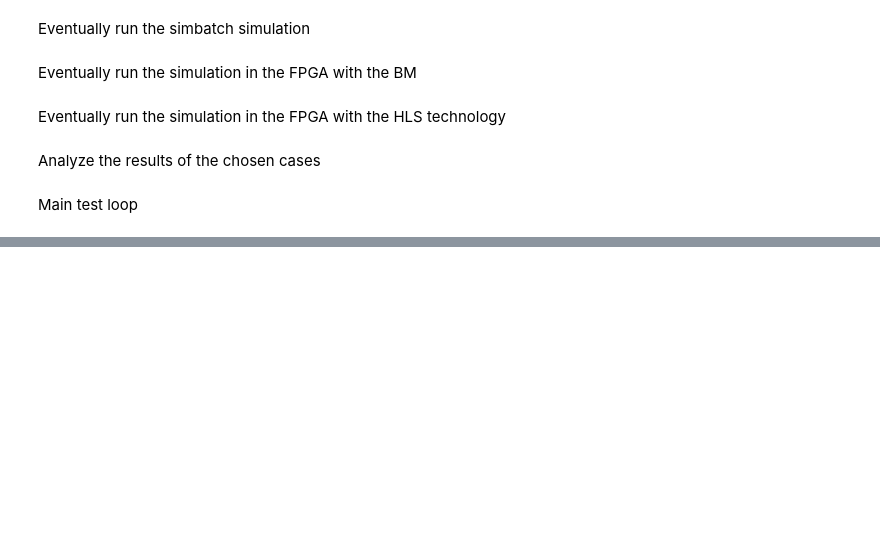
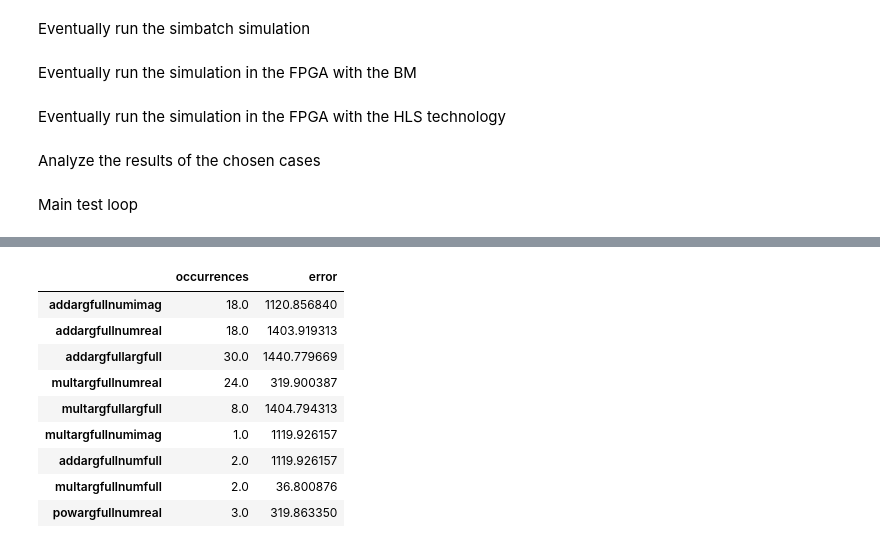
Before and after one commit to BondMachineHQ/bmsymtests, a Jupyter notebook: analyze.ipynb, the cells around one changed output, grey strips where cells are left out. Saved outputs shown, nothing was run; the diff lists cells and outputs as text; code cells hidden in the pictures; blank space fills up the shorter version.

```diff
--- a/analyze.ipynb
+++ b/analyze.ipynb
@@ -131,7 +152,8 @@ with open('statistics.json', 'r') as f:
 
 df = pd.DataFrame.from_dict(data, orient='index', columns=['occurrences'])
 totOccurrences = df['occurrences'].sum()
-newCol=pd.DataFrame(df['occurrences'])
-newCol=newCol * mse / totOccurrences
+newCol=mse
+if totOccurrences>0:
+    newCol=newCol / totOccurrences
 df['error'] = newCol
 df
@@ -154,3 +191,28 @@ global_stats.to_csv('global_statistics.csv')
+# %%
+# If the global statistics DataFrame is empty, initialize it with the same rows as the current DataFrame
+for index, row in df.iterrows():
+	if index not in global_stats.index:
+		global_stats.loc[index] = [0.0, 0.0]
+
+# Sum the occurrences to the global statistics if in genetating mode
+if not dontGenerate:
+	for index, row in df.iterrows():
+		global_stats.at[index, 'occurrences'] += row['occurrences']
+		global_stats.at[index, 'error'] += row['error']
+# Save the updated global statistics
+global_stats.to_csv('global_statistics')
+global_stats
+# %% [output]
+|  | occurrences | error |
+| addargfullnumimag | 18.0 | 1120.856840 |
+| addargfullnumreal | 18.0 | 1403.919313 |
+| addargfullargfull | 30.0 | 1440.779669 |
+| multargfullnumreal | 24.0 | 319.900387 |
+| multargfullargfull | 8.0 | 1404.794313 |
+| multargfullnumimag | 1.0 | 1119.926157 |
+| addargfullnumfull | 2.0 | 1119.926157 |
+| multargfullnumfull | 2.0 | 36.800876 |
+| powargfullnumreal | 3.0 | 319.863350 |
 # %%
 # Plot the histogram of the global statistics
 global_stats['occurrences'].plot(kind='bar', figsize=(10, 6), color='skyblue')
```
Also changed, not shown: parts of 10 cells of this notebook, 2 other files.
